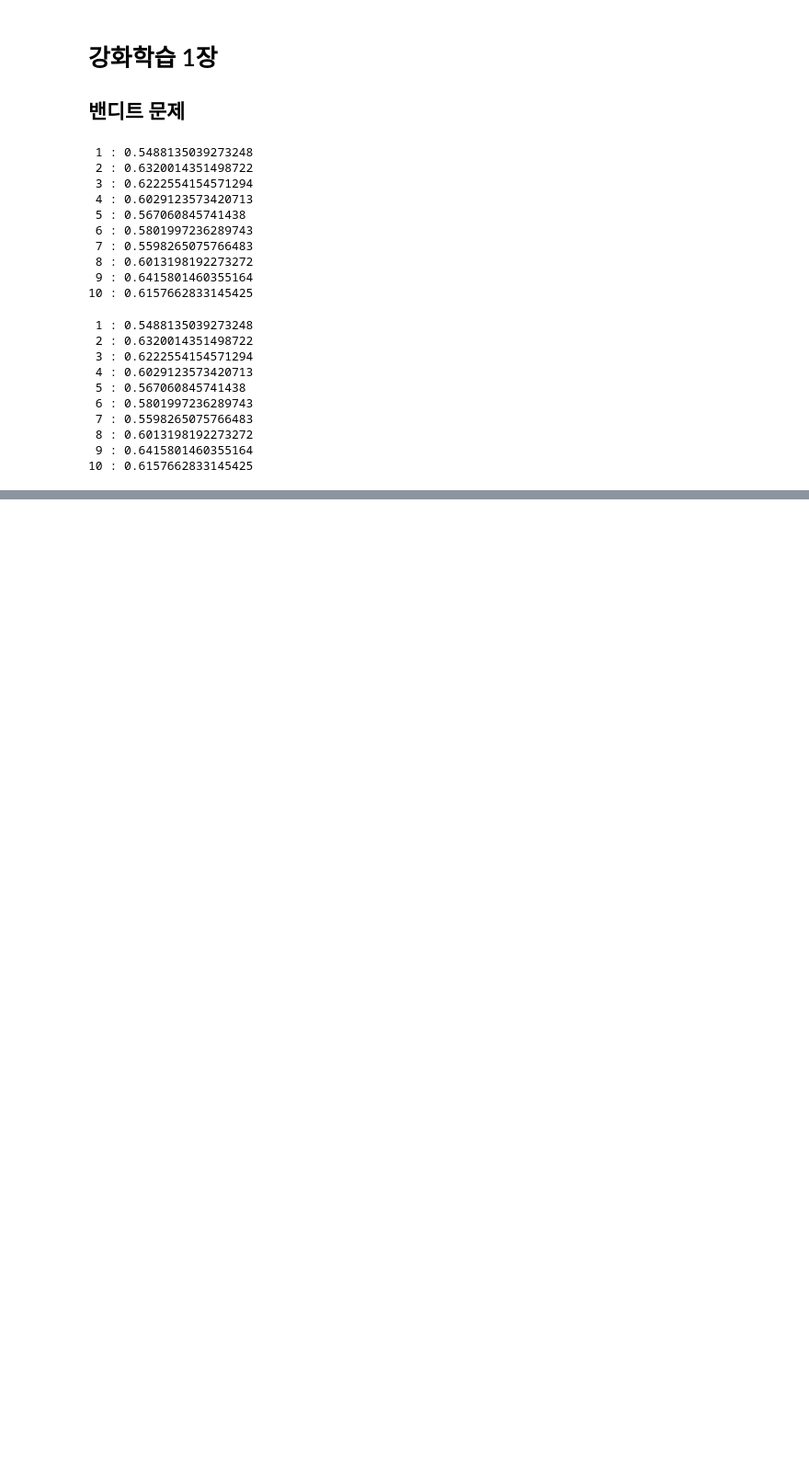
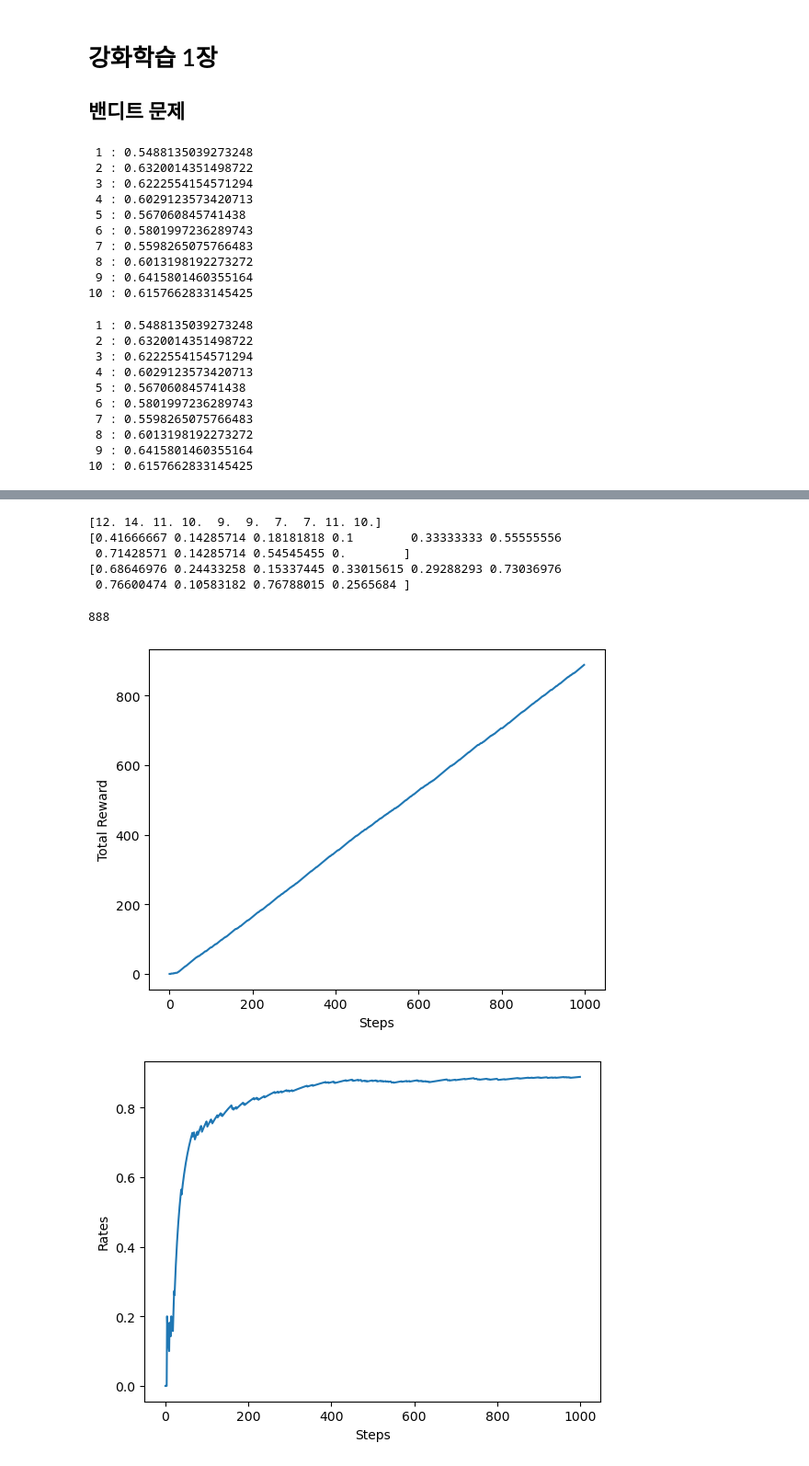
Before and after one commit to superoreoooooo/S251, a Jupyter notebook: ReinforcementLearning/p0310.ipynb, the cells around one changed output, grey strips where cells are left out. Shown at 92% size. Drawn from its saved outputs; the diff is of its cells as text; code cells hidden in the pictures; blank space fills up the shorter version.

```diff
--- a/ReinforcementLearning/p0310.ipynb
+++ b/ReinforcementLearning/p0310.ipynb
@@ -47,0 +91,71 @@ for n in range(1, 11) :
+# %%
+bandit = Bandit()
+
+Qs = np.zeros(10)
+ns = np.zeros(10)
+
+for n in range(100) :
+    action = np.random.randint(0, 10)
+    reward = bandit.play(action)
+
+    ns[action] += 1
+    Qs[action] += (reward - Qs[action]) / ns[action]
+
+print(ns)
+print(Qs)
+print(bandit.rates)
+# %% [output]
+[12. 14. 11. 10.  9.  9.  7.  7. 11. 10.]
+[0.41666667 0.14285714 0.18181818 0.1        0.33333333 0.55555556
+ 0.71428571 0.14285714 0.54545455 0.        ]
+[0.68646976 0.24433258 0.15337445 0.33015615 0.29288293 0.73036976
+ 0.76600474 0.10583182 0.76788015 0.2565684 ]
+# %%
+class Agent :
+    def __init__(self, epsilon, action_size = 10) :
+        self.epsilon = epsilon
+        self.Qs = np.zeros(action_size)
+        self.ns = np.zeros(action_size)
+
+    def update(self, action, reward) :
+        self.ns[action] += 1
+        self.Qs[action] += (reward - self.Qs[action]) / self.ns[action]
+
+    def get_action(self) :
+        if (self.epsilon > np.random.rand()) :
+            return np.random.randint(0, len(self.Qs))
+        else :
+            return np.argmax(self.Qs)
+
+steps = 1000
+epsilon = 0.1
+bandit = Bandit()
+agent = Agent(epsilon)
+
+total_reward = 0
+total_rewards = []
+rates = []
+
+for step in range(steps) :
+    action = agent.get_action()
+    reward = bandit.play(action)
+    agent.update(action, reward)
+    total_reward += reward
+    total_rewards.append(total_reward)
+    rates.append(total_reward / (step + 1))
+
+print(total_reward)
+
+plt.ylabel("Total Reward")
+plt.xlabel("Steps")
+plt.plot(total_rewards)
+plt.show()
+
+plt.ylabel("Rates")
+plt.xlabel("Steps")
+plt.plot(rates)
+plt.show()
+# %% [output]
+888
+[figure, added]
+[figure, added]
```
Also changed, not shown: parts of 3 cells of this notebook.
